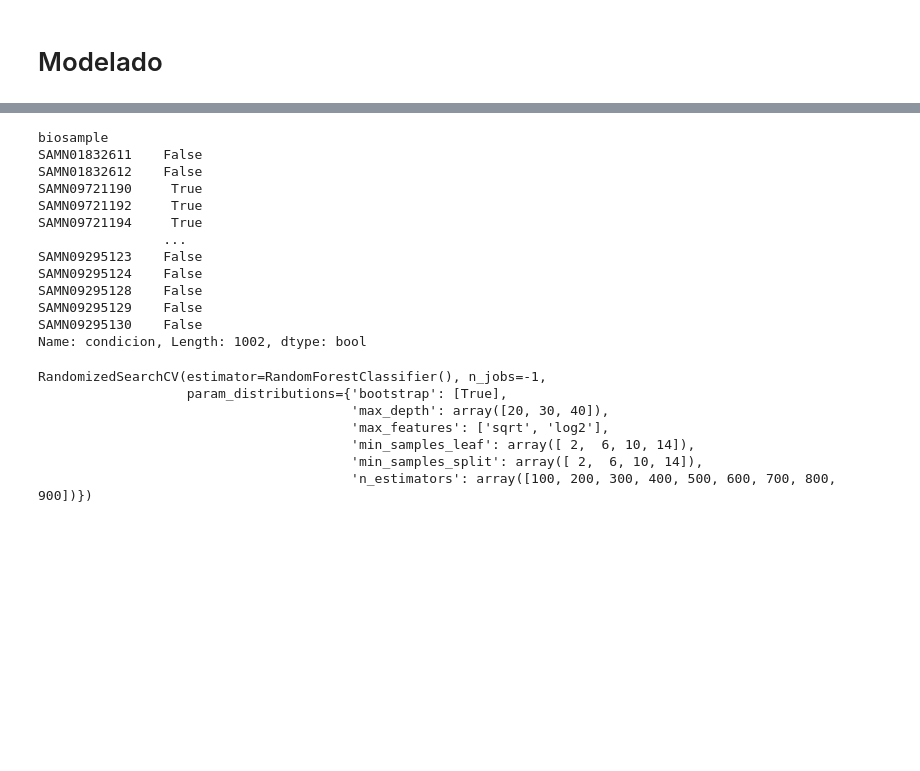
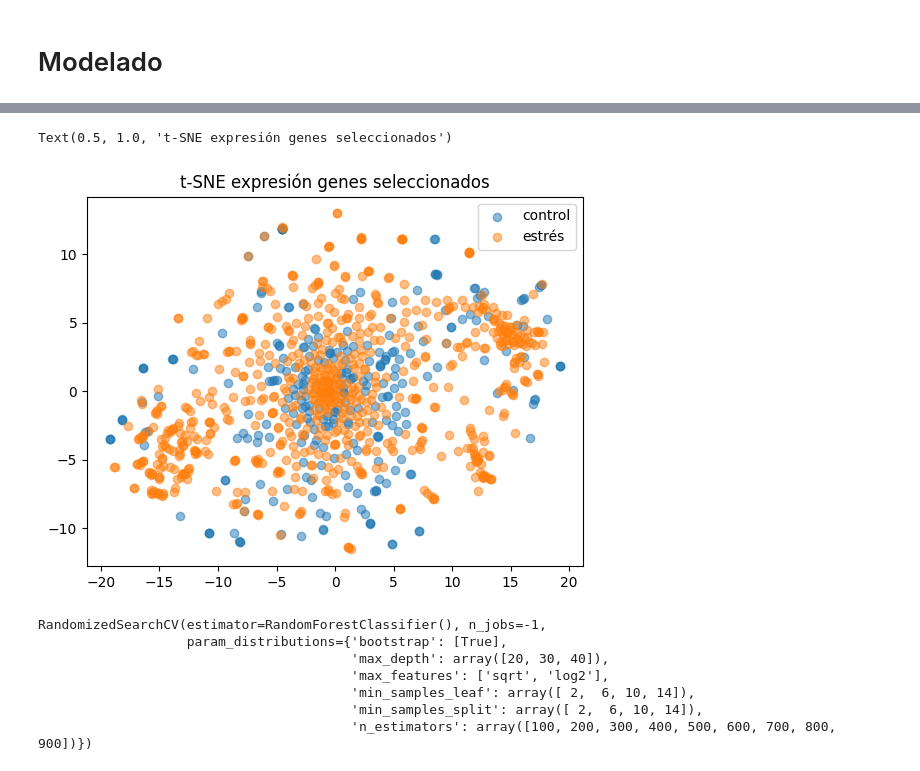
Before and after one commit to freire-guido/soy-biomarkers, a Jupyter notebook: modelado/venancio.ipynb, the cells around one changed output, grey strips where cells are left out. Cells and saved outputs as stored; diff of their text form; code cells hidden in the pictures; blank space fills up the shorter version.

```diff
--- a/modelado/venancio.ipynb
+++ b/modelado/venancio.ipynb
@@ -89,18 +126,9 @@ Text(0.5, 1.0, 't-SNE expresión genes\npor estrés')
-# %%
-y = y == 'control'
-y
-# %% [output]
-biosample
-SAMN01832611    False
-SAMN01832612    False
-SAMN09721190     True
-SAMN09721192     True
-SAMN09721194     True
-                ...
-SAMN09295123    False
-SAMN09295124    False
-SAMN09295128    False
-SAMN09295129    False
-SAMN09295130    False
-Name: condicion, Length: 1002, dtype: bool
+# %%
+plt.scatter(X_tsne[y == 'control', 0], X_tsne[y == 'control', 1], alpha=0.5, label='control')
+plt.scatter(X_tsne[~(y == 'control'), 0], X_tsne[~(y == 'control'), 1], alpha=0.5, label='estrés')
+plt.legend()
+plt.title('t-SNE expresión genes seleccionados')
+# %% [output]
+Text(0.5, 1.0, 't-SNE expresión genes seleccionados')
+[figure, added]
 # %%
```
Also changed, not shown: parts of 26 cells of this notebook.
